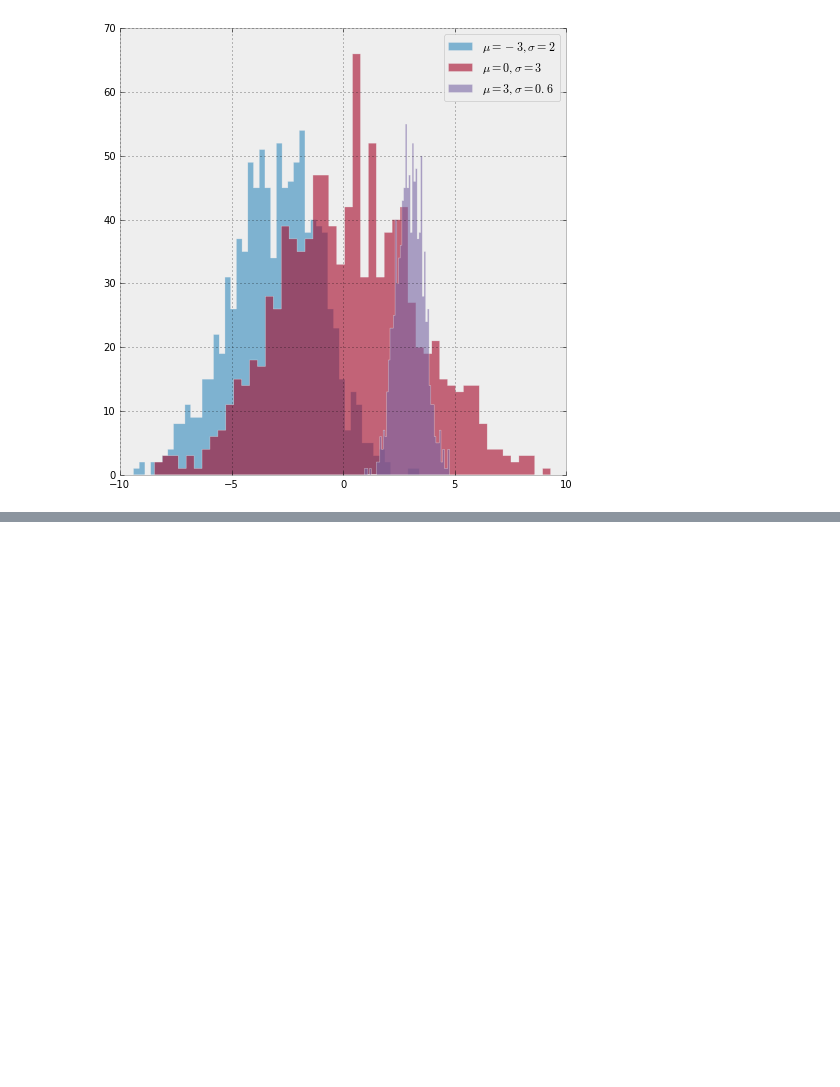
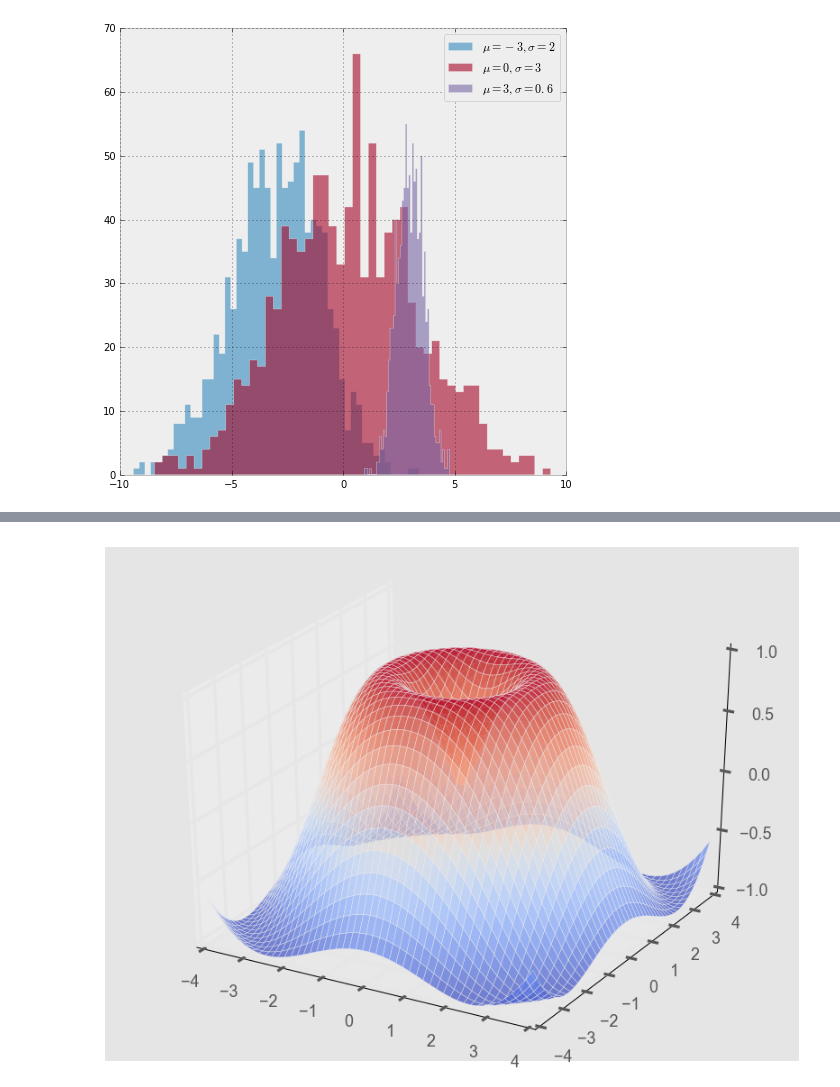
Before and after one commit to semio/notebooks, a Jupyter notebook: sandbox/Matplotlib.ipynb, the cells around one changed output, grey strips where cells are left out. Saved outputs shown, nothing was run; the diff lists cells and outputs as text; code cells hidden in the pictures; blank space fills up the shorter version.

```diff
--- a/sandbox/Matplotlib.ipynb
+++ b/sandbox/Matplotlib.ipynb
@@ -201,0 +249,26 @@ plt.show()
+# %%
+plt.style.use(['classic', 'seaborn-white', 'seaborn-talk'])
+# %%
+import matplotlib.pyplot as plt
+import numpy as np
+from mpl_toolkits.mplot3d import Axes3D
+
+
+x = np.linspace(-4, 4)
+y = np.linspace(-4, 4)
+x_g, y_g = np.meshgrid(x, y)
+
+R = np.sqrt(x_g**2 + y_g**2)
+Z = np.sin(R)
+
+
+fig = plt.figure(figsize=(8, 6))
+ax = fig.add_subplot(111, projection='3d')
+
+ax.plot_surface(x_g, y_g, Z, cmap=plt.cm.coolwarm,
+                rstride=1, cstride=1, alpha=.7)
+# ax.contourf(x_g, y_g, z, zdir='z', cmap=plt.cm.hot)
+ax.view_init(elev=30., azim=-60)
+plt.tight_layout()
+# %% [output]
+[figure, added]
```
Also changed, not shown: parts of 22 cells of this notebook, 14 other files.
